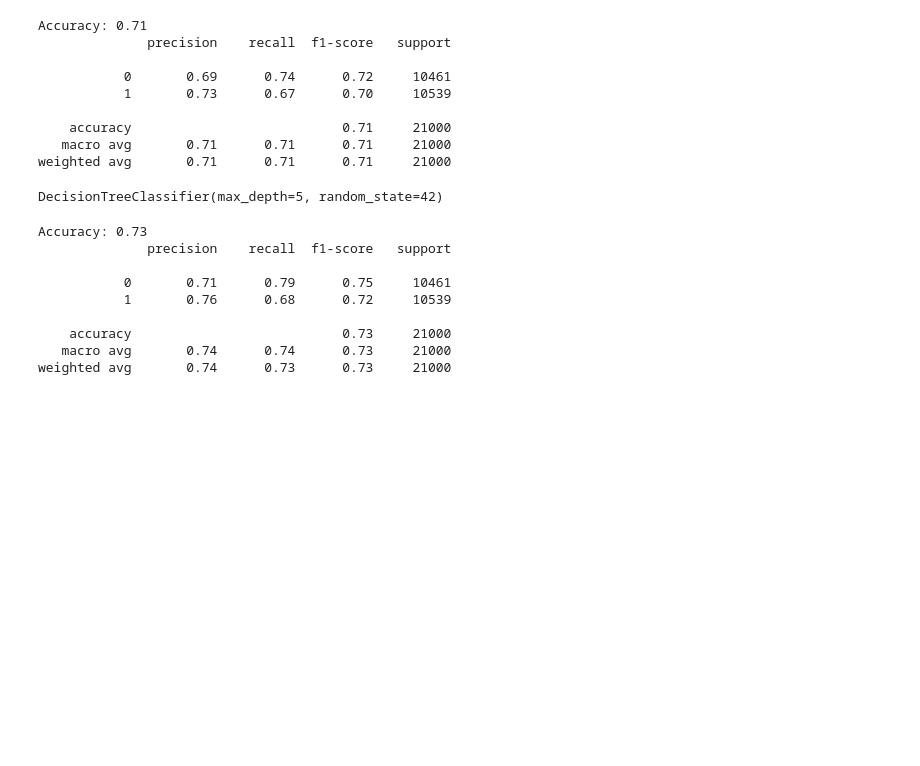
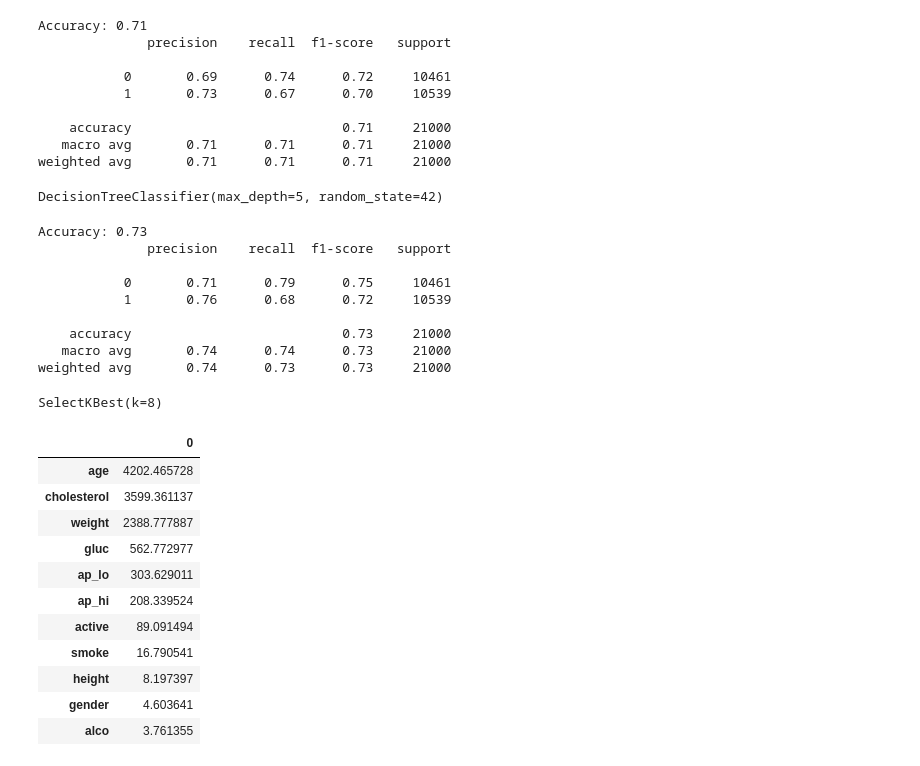
Before and after one commit to robins645/ML_Project, a Jupyter notebook: Cardiac.ipynb, the cells around one changed output. Saved outputs shown, nothing was run; the diff lists cells and outputs as text; code cells hidden in the pictures; blank space fills up the shorter version.

```diff
--- a/Cardiac.ipynb
+++ b/Cardiac.ipynb
@@ -212,3 +212,24 @@ Accuracy: 0.73
     accuracy                           0.73     21000
    macro avg       0.74      0.74      0.73     21000
 weighted avg       0.74      0.73      0.73     21000
+# %%
+from sklearn.feature_selection import SelectKBest, f_classif
+fit_features = SelectKBest(score_func=f_classif, k=8)
+fit_features.fit(df.drop(columns=['cardio']), df['cardio'])
+# %% [output]
+SelectKBest(k=8)
+# %%
+pd.DataFrame(fit_features.scores_, index=df.drop(columns=['cardio']).columns).sort_values(by=0, ascending=False)
+# %% [output]
+|  | 0 |
+| age | 4202.465728 |
+| cholesterol | 3599.361137 |
+| weight | 2388.777887 |
+| gluc | 562.772977 |
+| ap_lo | 303.629011 |
+| ap_hi | 208.339524 |
+| active | 89.091494 |
+| smoke | 16.790541 |
+| height | 8.197397 |
+| gender | 4.603641 |
+| alco | 3.761355 |
```
